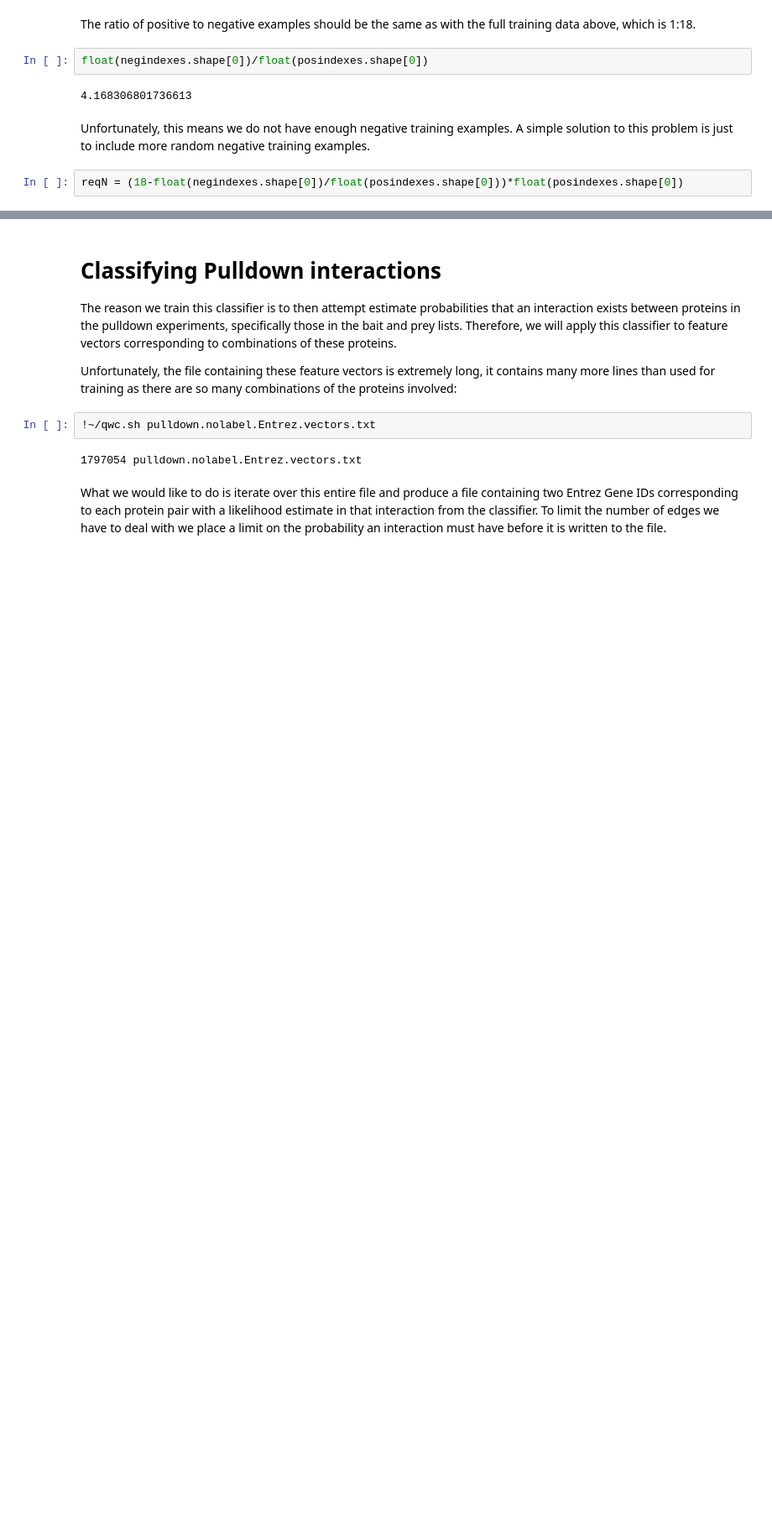
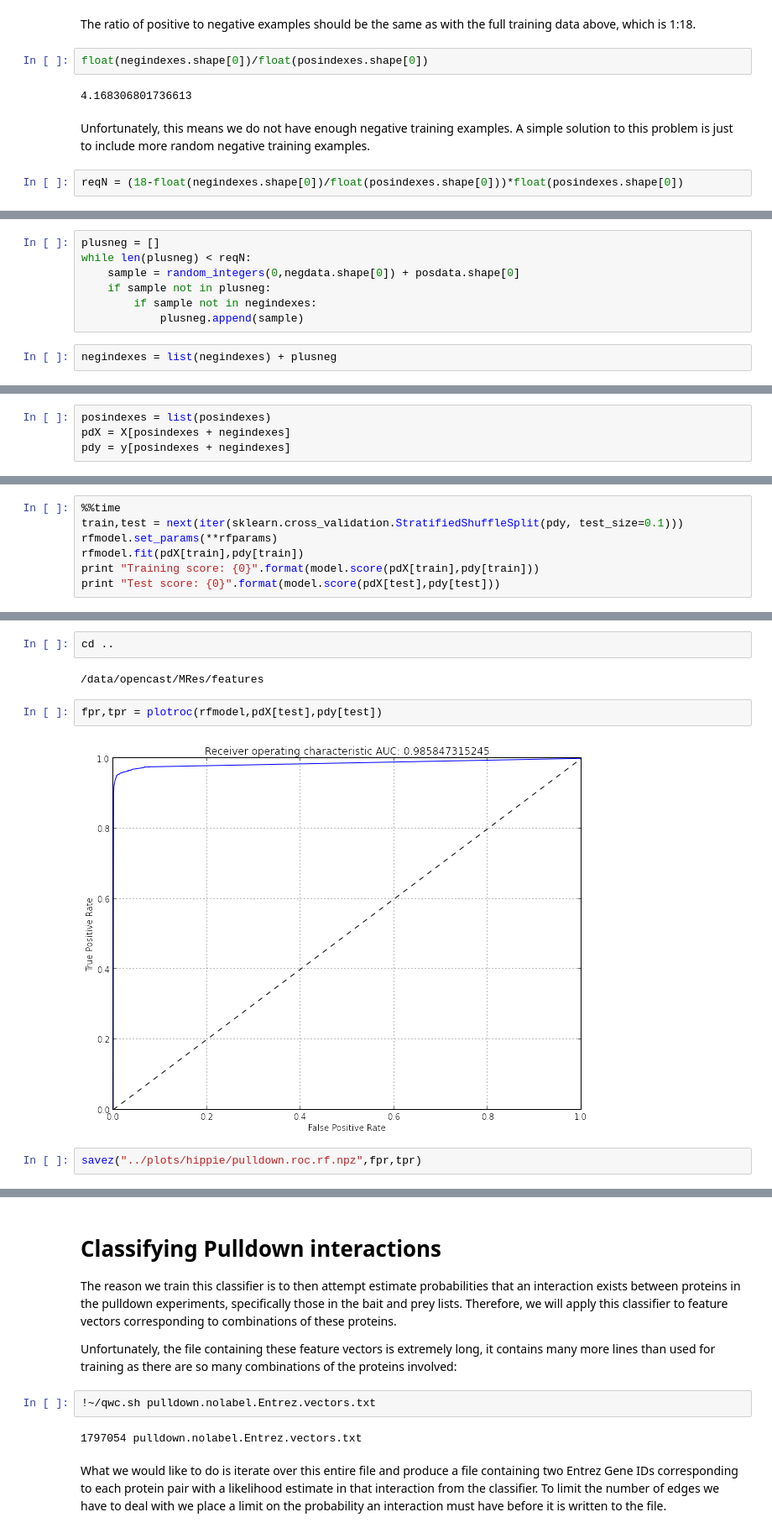
Before and after one commit to gngdb/opencast-bio, a Jupyter notebook: notebooks/Classifier Training HIPPIE.ipynb, the cells around one changed output, grey strips where cells are left out. Shown at 84% size. Drawn from its saved outputs; the diff is of its cells as text; blank space fills up the shorter version.

```diff
--- a/notebooks/Classifier Training HIPPIE.ipynb
+++ b/notebooks/Classifier Training HIPPIE.ipynb
@@ -717,0 +723,9 @@ overlap
+# %%
+plusneg = []
+while len(plusneg) < reqN:
+    sample = random_integers(0,negdata.shape[0]) + posdata.shape[0]
+    if sample not in plusneg:
+        if sample not in negindexes:
+            plusneg.append(sample)
+# %%
+negindexes = list(negindexes) + plusneg
@@ -717,0 +736,4 @@ overlap
+# %%
+posindexes = list(posindexes)
+pdX = X[posindexes + negindexes]
+pdy = y[posindexes + negindexes]
@@ -717,0 +767,7 @@ overlap
+# %%
+%%time
+train,test = next(iter(sklearn.cross_validation.StratifiedShuffleSplit(pdy, test_size=0.1)))
+rfmodel.set_params(**rfparams)
+rfmodel.fit(pdX[train],pdy[train])
+print "Training score: {0}".format(model.score(pdX[train],pdy[train]))
+print "Test score: {0}".format(model.score(pdX[test],pdy[test]))
@@ -717,0 +779,10 @@ overlap
+# %%
+cd ..
+# %% [output]
+/data/opencast/MRes/features
+# %%
+fpr,tpr = plotroc(rfmodel,pdX[test],pdy[test])
+# %% [output]
+[figure, added]
+# %%
+savez("../plots/hippie/pulldown.roc.rf.npz",fpr,tpr)
```
Also changed, not shown: parts of 29 cells of this notebook, 1 other file.
